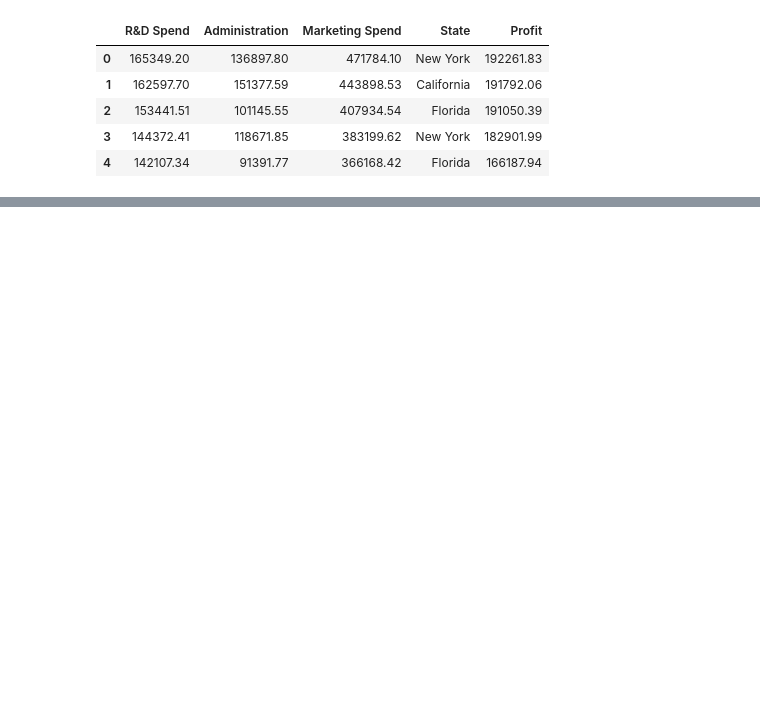
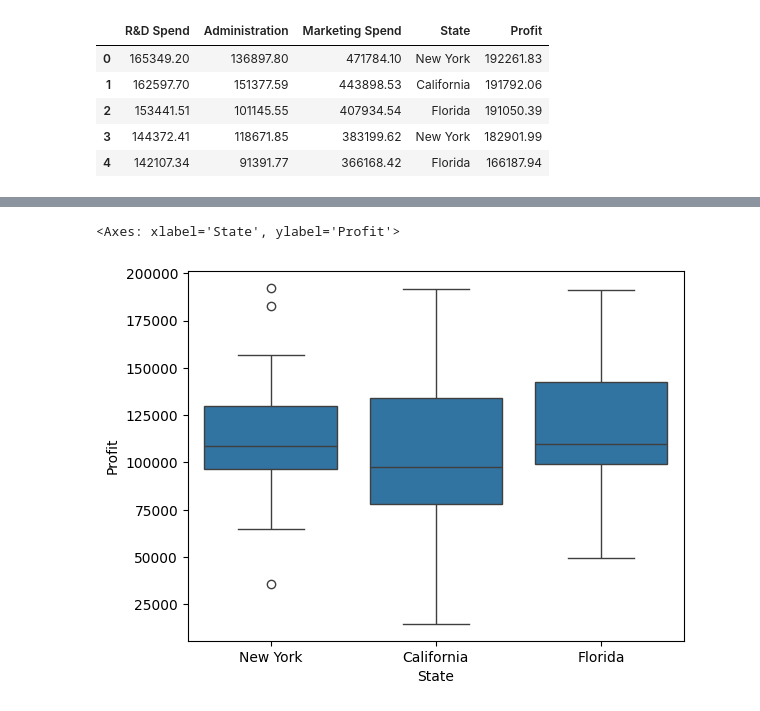
Before and after one commit to aakarshitpathak/AI-and-ML-Full-Syllabus, a Jupyter notebook: Regression/MultiLinearRegressionbyPipeline.ipynb, the cells around one changed output, grey strips where cells are left out. Drawn from its saved outputs; the diff is of its cells as text; code cells hidden in the pictures; blank space fills up the shorter version.

```diff
--- a/Regression/MultiLinearRegressionbyPipeline.ipynb
+++ b/Regression/MultiLinearRegressionbyPipeline.ipynb
@@ -22,0 +35,5 @@ df.isnull().sum()
+# %%
+sns.boxplot(x='State', y='Profit', data=df)
+# %% [output]
+<Axes: xlabel='State', ylabel='Profit'>
+[figure, added]
```
Also changed, not shown: parts of 3 cells of this notebook.
